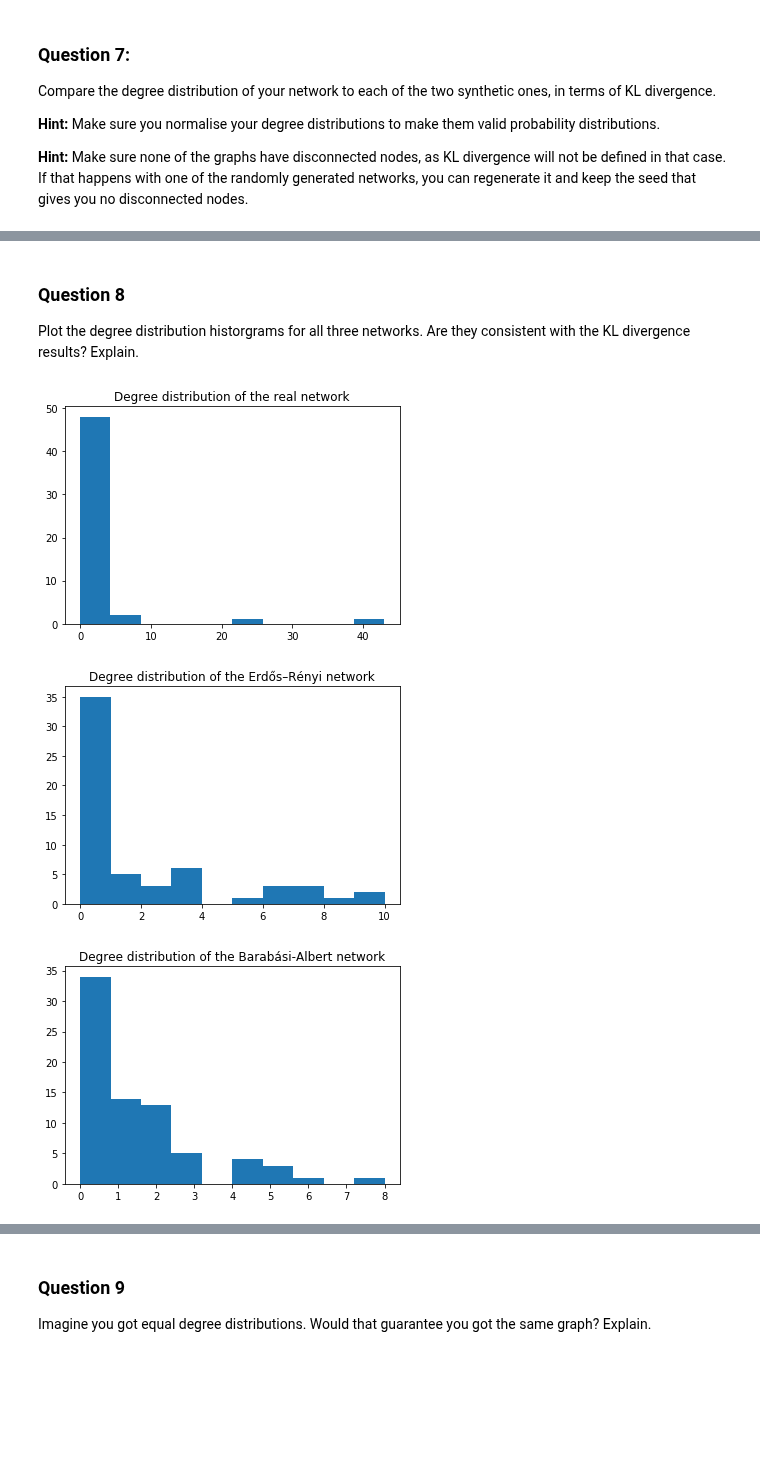
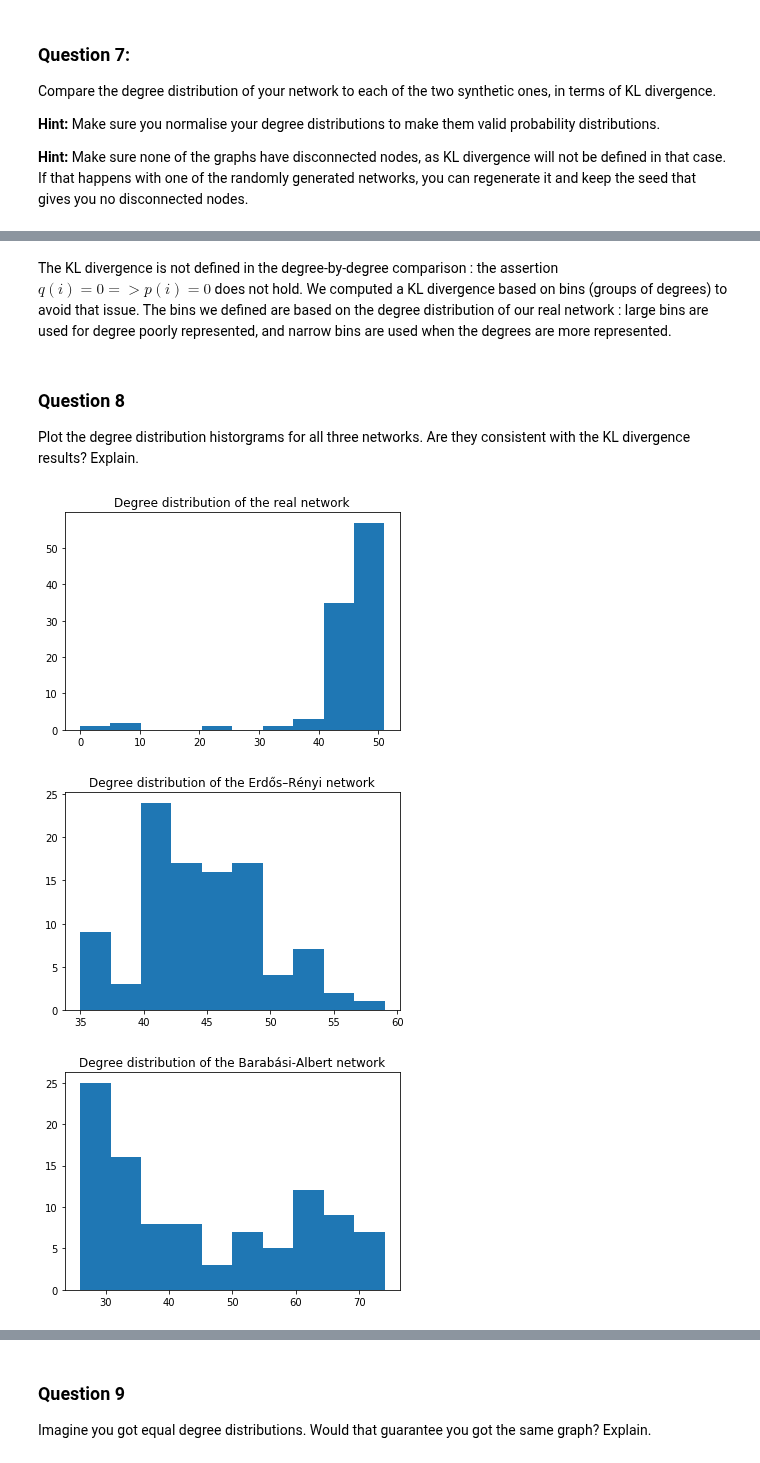
Before and after one commit to AgentAGadge/ntds_2018, a Jupyter notebook: milestones/2_network_models.ipynb, the cells around one changed output, grey strips where cells are left out. Cells and saved outputs as stored; diff of their text form; code cells hidden in the pictures; blank space fills up the shorter version.

```diff
--- a/milestones/2_network_models.ipynb
+++ b/milestones/2_network_models.ipynb
@@ -166,7 +173,7 @@ Use the function to create a random Barabási-Albert graph. Choose the parameter
 # %% [markdown]
 We need to have, in the end, $n = n\_nodes$. The number of links at the end of the generation will be : $ (n-m-1)*m + \frac{m*(m-1)}{2}$ . The first term is due to the node we progressively add and the second one is due to the initialization of the algorithm with a complete graph. Solving for m leads to $ m ~= 26 $ (resulting in 2249 nodes, compared to 2251 in the real network).
 # %%
-ba_senator_like = barabasi_albert(100, 26, 9087)
+ba_senator_like = barabasi_albert(100, 26, 27, 9087)
 plt.spy(ba_senator_like)
 plt.title('Barabasi-Albert')
 # %% [output]
@@ -251,21 +294,24 @@ The divergence with the Barabási-Albert is : nan
+# %% [markdown]
+The KL divergence is not defined in the degree-by-degree comparison : the assertion $q(i)=0 => p(i)=0$ does not hold.
+We computed a KL divergence based on bins (groups of degrees) to avoid that issue. The bins we defined are based on the degree distribution of our real network : large bins are used for degree poorly represented, and narrow bins are used when the degrees are more represented.
 # %% [markdown]
 ### Question 8
 
 Plot the degree distribution historgrams for all three networks. Are they consistent with the KL divergence results? Explain.
 # %%
 # Your code here.
-plt.hist(np.bincount(np.sum(adjacency.astype(int), axis=0)))
+plt.hist((np.sum(adjacency.astype(int), axis=0)))
 plt.title('Degree distribution of the real network')
 plt.show()
 
-plt.hist(np.bincount(np.sum(er_senator_like.astype(int), axis=0)))
+plt.hist((np.sum(er_senator_like.astype(int), axis=0)))
 plt.title('Degree distribution of the Erdős–Rényi network')
 plt.show()
 
-plt.hist(np.bincount(np.sum(ba_senator_like.astype(int), axis=0)))
+plt.hist((np.sum(ba_senator_like.astype(int), axis=0)))
 plt.title('Degree distribution of the Barabási-Albert network')
 plt.show()
 # %% [output]
-[figure, old version]
+[figure, new version]
-[figure, old version]
+[figure, new version]
-[figure, old version]
+[figure, new version]
```
Also changed, not shown: parts of 8 cells of this notebook.
